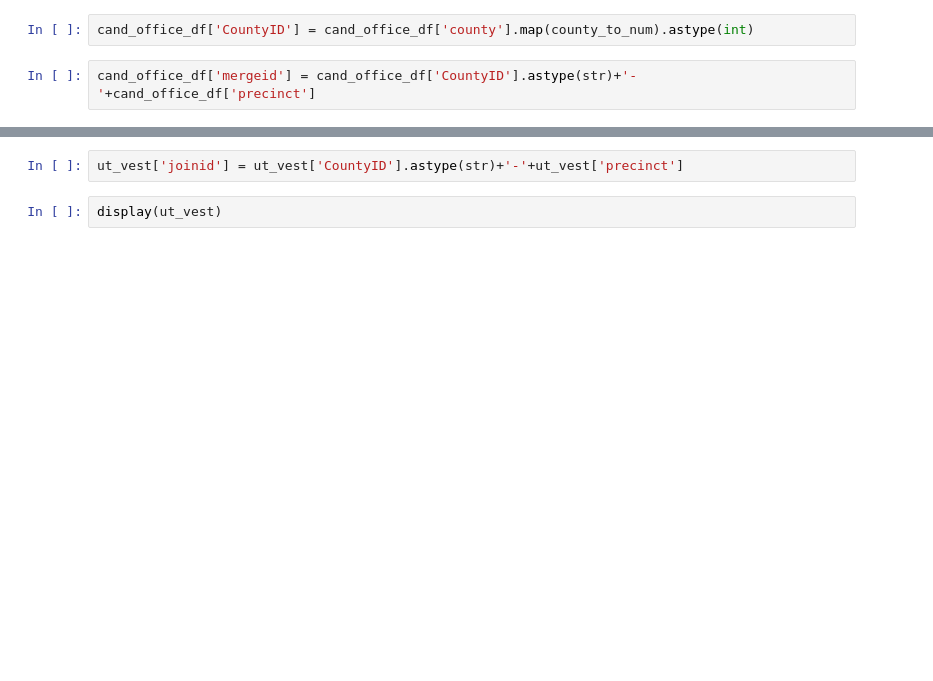
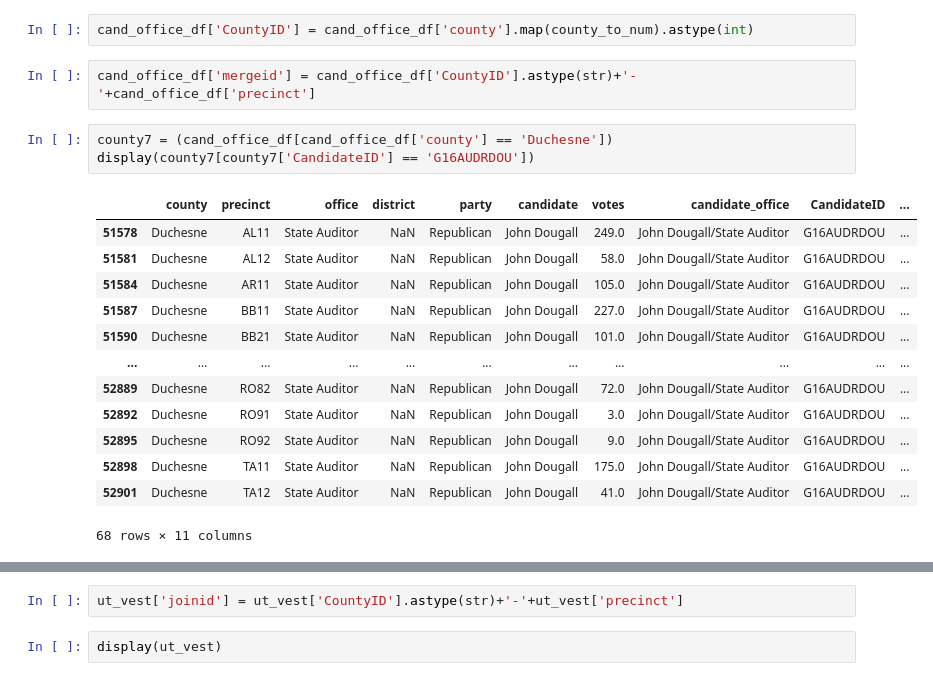
Before and after one commit to nonpartisan-redistricting-datahub/pdv-ut, a Jupyter notebook: vest-ut-2016/validation.ipynb, the cells around one changed output, grey strips where cells are left out. Cells and saved outputs as stored; diff of their text form; blank space fills up the shorter version.

```diff
--- a/vest-ut-2016/validation.ipynb
+++ b/vest-ut-2016/validation.ipynb
@@ -640,6 +640,23 @@ county_to_num = {
 cand_office_df['CountyID'] = cand_office_df['county'].map(county_to_num).astype(int)
 # %%
 cand_office_df['mergeid'] = cand_office_df['CountyID'].astype(str)+'-'+cand_office_df['precinct']
+# %%
+county7 = (cand_office_df[cand_office_df['county'] == 'Duchesne'])
+display(county7[county7['CandidateID'] == 'G16AUDRDOU'])
+# %% [output]
+|  | county | precinct | office | district | party | candidate | votes | candidate_office | CandidateID | ... |
+| 51578 | Duchesne | AL11 | State Auditor | NaN | Republican | John Dougall | 249.0 | John Dougall/State Auditor | G16AUDRDOU | ... |
+| 51581 | Duchesne | AL12 | State Auditor | NaN | Republican | John Dougall | 58.0 | John Dougall/State Auditor | G16AUDRDOU | ... |
+| 51584 | Duchesne | AR11 | State Auditor | NaN | Republican | John Dougall | 105.0 | John Dougall/State Auditor | G16AUDRDOU | ... |
+| 51587 | Duchesne | BB11 | State Auditor | NaN | Republican | John Dougall | 227.0 | John Dougall/State Auditor | G16AUDRDOU | ... |
+| 51590 | Duchesne | BB21 | State Auditor | NaN | Republican | John Dougall | 101.0 | John Dougall/State Auditor | G16AUDRDOU | ... |
+| ... | ... | ... | ... | ... | ... | ... | ... | ... | ... | ... |
+| 52889 | Duchesne | RO82 | State Auditor | NaN | Republican | John Dougall | 72.0 | John Dougall/State Auditor | G16AUDRDOU | ... |
+| 52892 | Duchesne | RO91 | State Auditor | NaN | Republican | John Dougall | 3.0 | John Dougall/State Auditor | G16AUDRDOU | ... |
+| 52895 | Duchesne | RO92 | State Auditor | NaN | Republican | John Dougall | 9.0 | John Dougall/State Auditor | G16AUDRDOU | ... |
+| 52898 | Duchesne | TA11 | State Auditor | NaN | Republican | John Dougall | 175.0 | John Dougall/State Auditor | G16AUDRDOU | ... |
+| 52901 | Duchesne | TA12 | State Auditor | NaN | Republican | John Dougall | 41.0 | John Dougall/State Auditor | G16AUDRDOU | ... |
+68 rows × 11 columns
 # %%
 pivoted_df = pd.pivot_table(cand_office_df,values=["votes"],index=["mergeid"],columns=["CandidateID"],aggfunc=sum)
 pivoted_df=pivoted_df.fillna(0)
```
Also changed, not shown: parts of 19 cells of this notebook.
